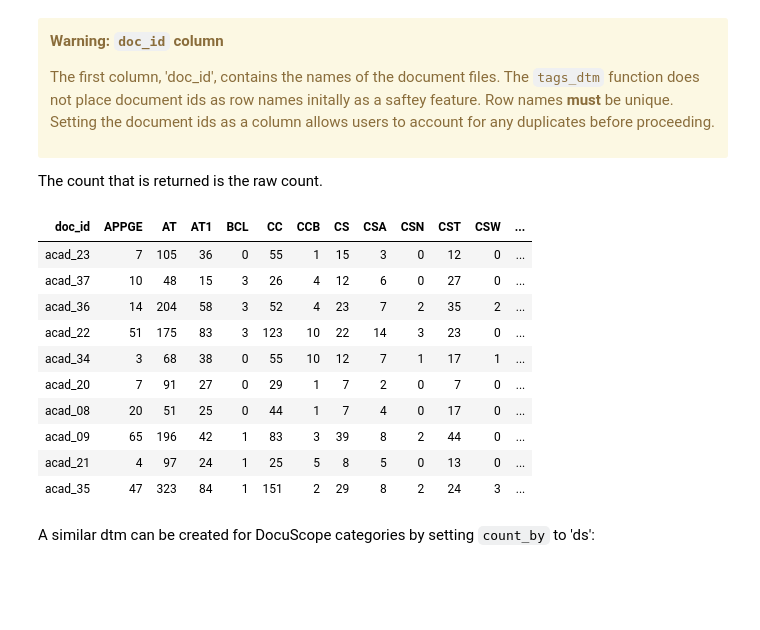
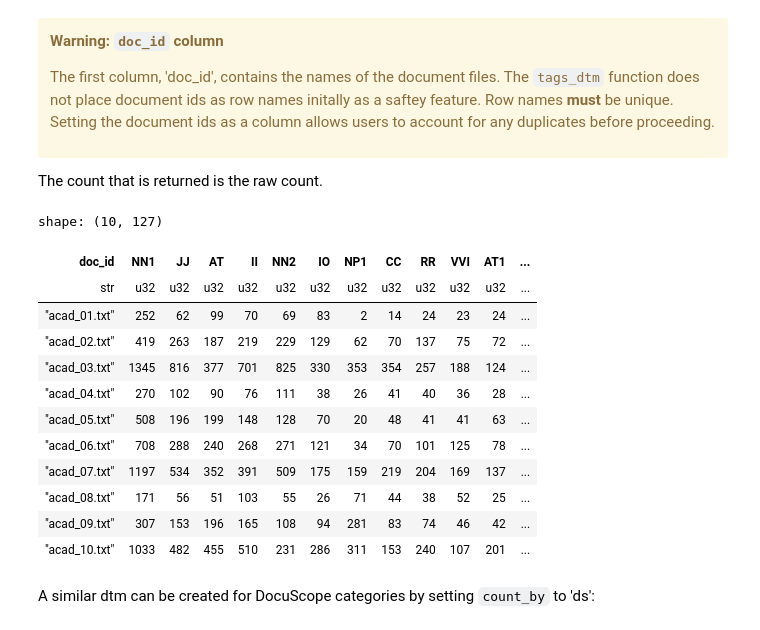
Before and after one commit to browndw/docuscospacy, a Jupyter notebook: docs/source/corpus_analysis.ipynb, the cells around one changed output. Saved outputs shown, nothing was run; the diff lists cells and outputs as text; code cells hidden in the pictures; blank space fills up the shorter version.

```diff
--- a/docs/source/corpus_analysis.ipynb
+++ b/docs/source/corpus_analysis.ipynb
@@ -114,0 +64,2 @@ list(tp.values())[1][:9]
+# %%
+ds_corpus = ds.corpus_from_folder("data/tar_corpus")
@@ -114,0 +87,2 @@ list(tp.values())[1][:9]
+# %%
+ds_tokens = ds.docuscope_parse(ds_corpus, nlp_model=nlp, n_process=4)
@@ -453,7 +530,7 @@ The **docuscopspacy** package allows for the creation of dtms with tag counts (r
 
 These are produced by the `tags_dtm` function, which takes a dictionary created by the `convert_corpus` function and a `count_by` argument of either 'pos' or 'ds'.
 # %%
-tm = tags_dtm(tp)
+tm = ds.tags_dtm(ds_tokens)
 # %% [markdown]
 <div class="alert alert-warning">
 
@@ -465,19 +542,21 @@ The first column, 'doc_id', contains the names of the document files.  The `tags
 
 The count that is returned is the raw count.
 # %%
-tm.head(10).style.hide(axis='index').format(precision=0)
+tm.head(10)
 # %% [output]
+shape: (10, 127)
-| doc_id | APPGE | AT | AT1 | BCL | CC | CCB | CS | CSA | CSN | CST | CSW | ... |
-| acad_23 | 7 | 105 | 36 | 0 | 55 | 1 | 15 | 3 | 0 | 12 | 0 | ... |
-| acad_37 | 10 | 48 | 15 | 3 | 26 | 4 | 12 | 6 | 0 | 27 | 0 | ... |
-| acad_36 | 14 | 204 | 58 | 3 | 52 | 4 | 23 | 7 | 2 | 35 | 2 | ... |
-| acad_22 | 51 | 175 | 83 | 3 | 123 | 10 | 22 | 14 | 3 | 23 | 0 | ... |
-| acad_34 | 3 | 68 | 38 | 0 | 55 | 10 | 12 | 7 | 1 | 17 | 1 | ... |
-| acad_20 | 7 | 91 | 27 | 0 | 29 | 1 | 7 | 2 | 0 | 7 | 0 | ... |
-| acad_08 | 20 | 51 | 25 | 0 | 44 | 1 | 7 | 4 | 0 | 17 | 0 | ... |
-| acad_09 | 65 | 196 | 42 | 1 | 83 | 3 | 39 | 8 | 2 | 44 | 0 | ... |
-| acad_21 | 4 | 97 | 24 | 1 | 25 | 5 | 8 | 5 | 0 | 13 | 0 | ... |
-| acad_35 | 47 | 323 | 84 | 1 | 151 | 2 | 29 | 8 | 2 | 24 | 3 | ... |
+| doc_id | NN1 | JJ | AT | II | NN2 | IO | NP1 | CC | RR | VVI | AT1 | ... |
+| str | u32 | u32 | u32 | u32 | u32 | u32 | u32 | u32 | u32 | u32 | u32 | ... |
+| "acad_01.txt" | 252 | 62 | 99 | 70 | 69 | 83 | 2 | 14 | 24 | 23 | 24 | ... |
+| "acad_02.txt" | 419 | 263 | 187 | 219 | 229 | 129 | 62 | 70 | 137 | 75 | 72 | ... |
+| "acad_03.txt" | 1345 | 816 | 377 | 701 | 825 | 330 | 353 | 354 | 257 | 188 | 124 | ... |
+| "acad_04.txt" | 270 | 102 | 90 | 76 | 111 | 38 | 26 | 41 | 40 | 36 | 28 | ... |
+| "acad_05.txt" | 508 | 196 | 199 | 148 | 128 | 70 | 20 | 48 | 41 | 41 | 63 | ... |
+| "acad_06.txt" | 708 | 288 | 240 | 268 | 271 | 121 | 34 | 70 | 101 | 125 | 78 | ... |
+| "acad_07.txt" | 1197 | 534 | 352 | 391 | 509 | 175 | 159 | 219 | 204 | 169 | 137 | ... |
+| "acad_08.txt" | 171 | 56 | 51 | 103 | 55 | 26 | 71 | 44 | 38 | 52 | 25 | ... |
+| "acad_09.txt" | 307 | 153 | 196 | 165 | 108 | 94 | 281 | 83 | 74 | 46 | 42 | ... |
+| "acad_10.txt" | 1033 | 482 | 455 | 510 | 231 | 286 | 311 | 153 | 240 | 107 | 201 | ... |
 # %% [markdown]
 A similar dtm can be created for DocuScope categories by setting `count_by` to 'ds':
 # %%
```
Also changed, not shown: parts of 133 cells of this notebook, 6 other files.
